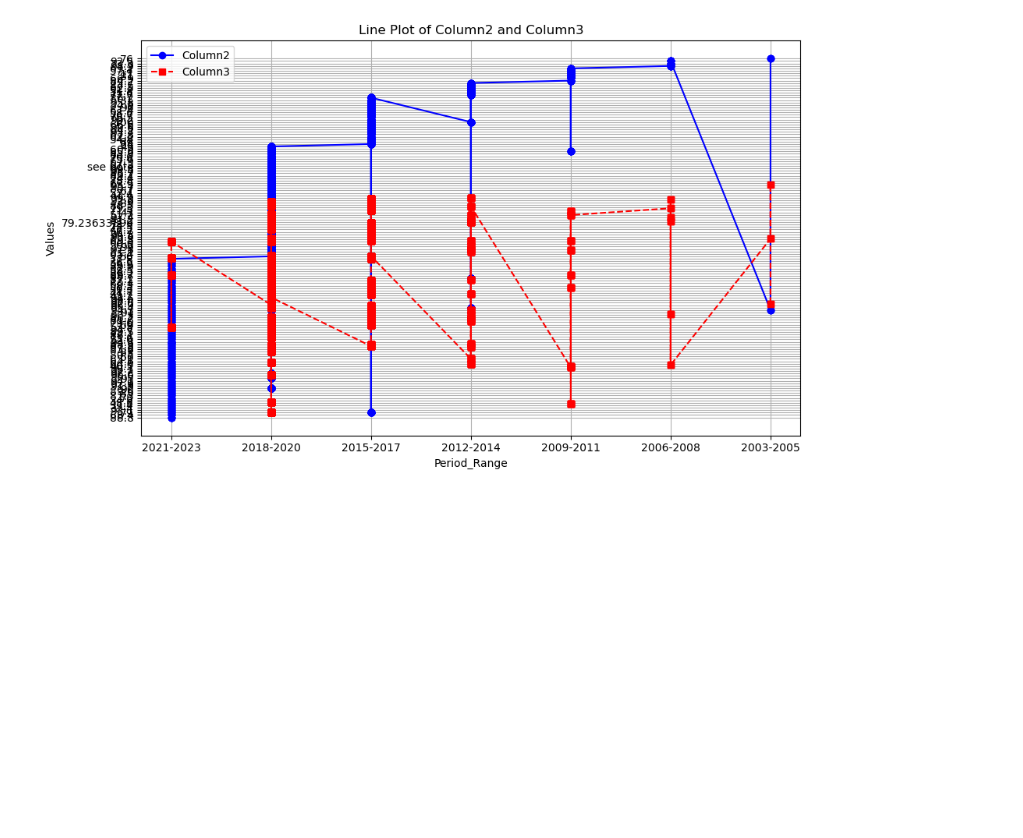
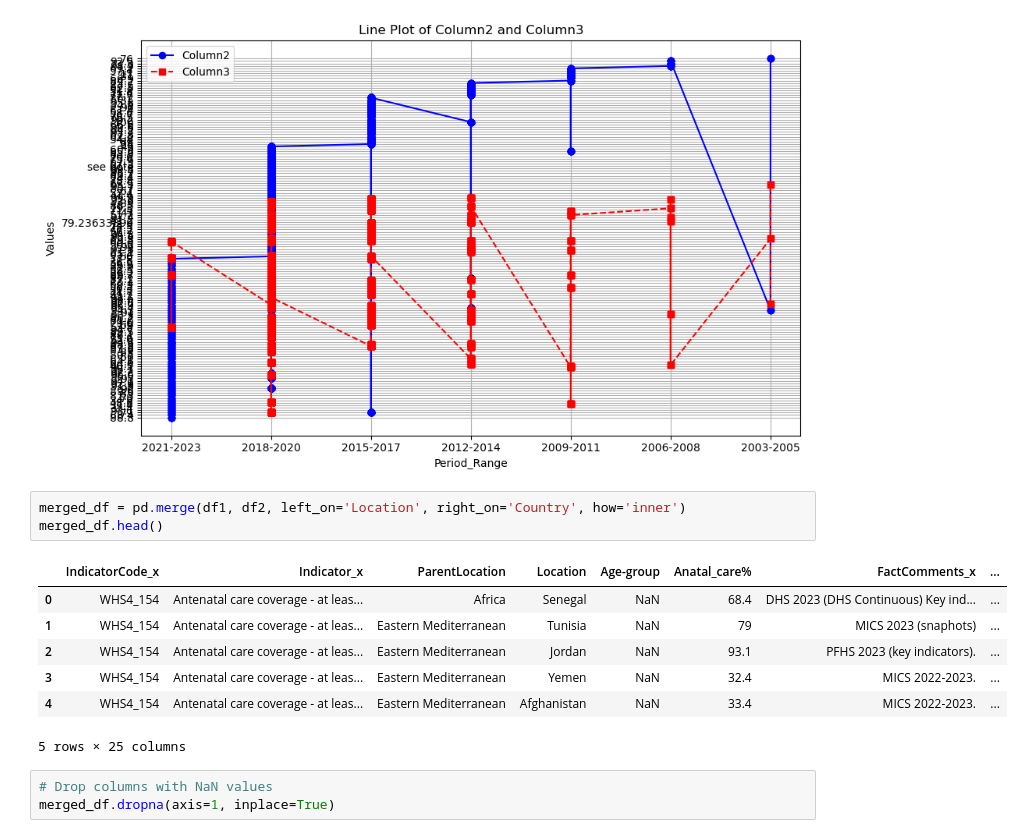
Before and after one commit to laurar9889/Project_3_Team_1, a Jupyter notebook: correlation.ipynb, the cells around one changed output. Cells and saved outputs as stored; diff of their text form; blank space fills up the shorter version.

```diff
--- a/correlation.ipynb
+++ b/correlation.ipynb
@@ -159,3 +159,17 @@ plt.tight_layout()
 plt.show()
 # %% [output]
 [figure]
+# %%
+merged_df = pd.merge(df1, df2, left_on='Location', right_on='Country', how='inner')
+merged_df.head()
+# %% [output]
+|  | IndicatorCode_x | Indicator_x | ParentLocation | Location | Age-group | Anatal_care% | FactComments_x | ... |
+| 0 | WHS4_154 | Antenatal care coverage - at leas... | Africa | Senegal | NaN | 68.4 | DHS 2023 (DHS Continuous) Key ind... | ... |
+| 1 | WHS4_154 | Antenatal care coverage - at leas... | Eastern Mediterranean | Tunisia | NaN | 79 | MICS 2023 (snaphots) | ... |
+| 2 | WHS4_154 | Antenatal care coverage - at leas... | Eastern Mediterranean | Jordan | NaN | 93.1 | PFHS 2023 (key indicators). | ... |
+| 3 | WHS4_154 | Antenatal care coverage - at leas... | Eastern Mediterranean | Yemen | NaN | 32.4 | MICS 2022-2023. | ... |
+| 4 | WHS4_154 | Antenatal care coverage - at leas... | Eastern Mediterranean | Afghanistan | NaN | 33.4 | MICS 2022-2023. | ... |
+5 rows × 25 columns
+# %%
+# Drop columns with NaN values
+merged_df.dropna(axis=1, inplace=True)
```
Also changed, not shown: parts of 3 cells of this notebook.
